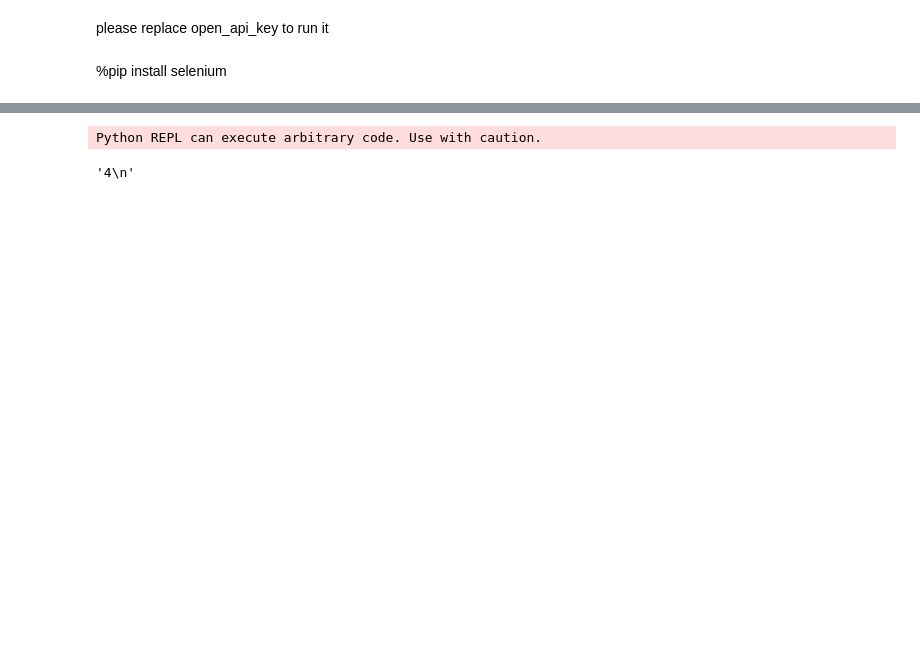
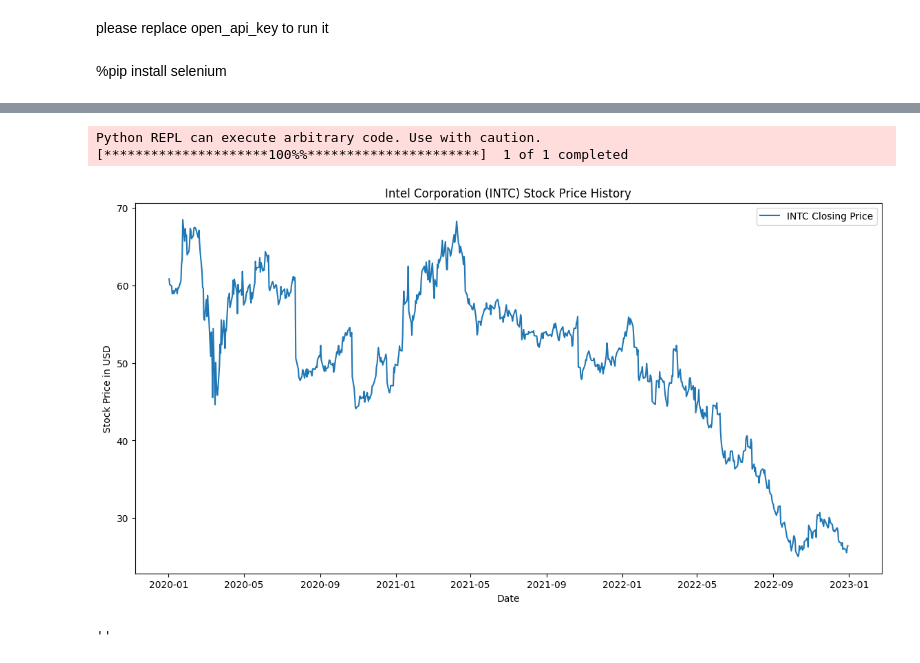
Before and after one commit to memory-and-hsio/Agents-for-Developer, a Jupyter notebook: examples/04a_run_python_code.ipynb, the cells around one changed output, grey strips where cells are left out. Drawn from its saved outputs; the diff is of its cells as text; code cells hidden in the pictures; blank space fills up the shorter version.

````diff
--- a/examples/04a_run_python_code.ipynb
+++ b/examples/04a_run_python_code.ipynb
@@ -35,33 +35,36 @@ from langchain_openai import ChatOpenAI
 
 
 import os
 from dotenv import load_dotenv
 
 load_dotenv(override=True)
 #os.environ["OPENAI_API_KEY"] = "your key"
 
 
 template = """Write standalone python code based on the question from user.
 Write a standalone python code without using function definition.
 Return only python code in Markdown format, e.g.:
 
 ```python
 ....
 ```"""
 prompt = ChatPromptTemplate.from_messages([("system", template), ("human", "{input}")])
 
 model = ChatOpenAI(openai_api_key=os.environ["OPENAI_API_KEY"], model_name="gpt-4-0125-preview")
 
 def _sanitize_output(text: str):
     _, after = text.split("```python")
     return after.split("```")[0]
 
 chain = prompt | model | StrOutputParser() | _sanitize_output | PythonREPL().run
 
 #chain.invoke({"input": "whats 2 plus 2"})
-chain.invoke({"input": "graph world population trend over time"})
-#chain.invoke({"input": "graph stock price history of INTC over time"})
+#chain.invoke({"input": "graph world population trend over time"})
+#chain.invoke({"input": "can you design simple snake game in python"})
+chain.invoke({"input": "graph stock price history of INTC over time"})
 #chain.invoke({"input": "one plus one"})
 # %% [output]
 Python REPL can execute arbitrary code. Use with caution.
+[*********************100%%**********************]  1 of 1 completed
+[figure, added]
-'4\n'
+''
````
Also changed, not shown: parts of 1 cell of this notebook, 7 other files.
